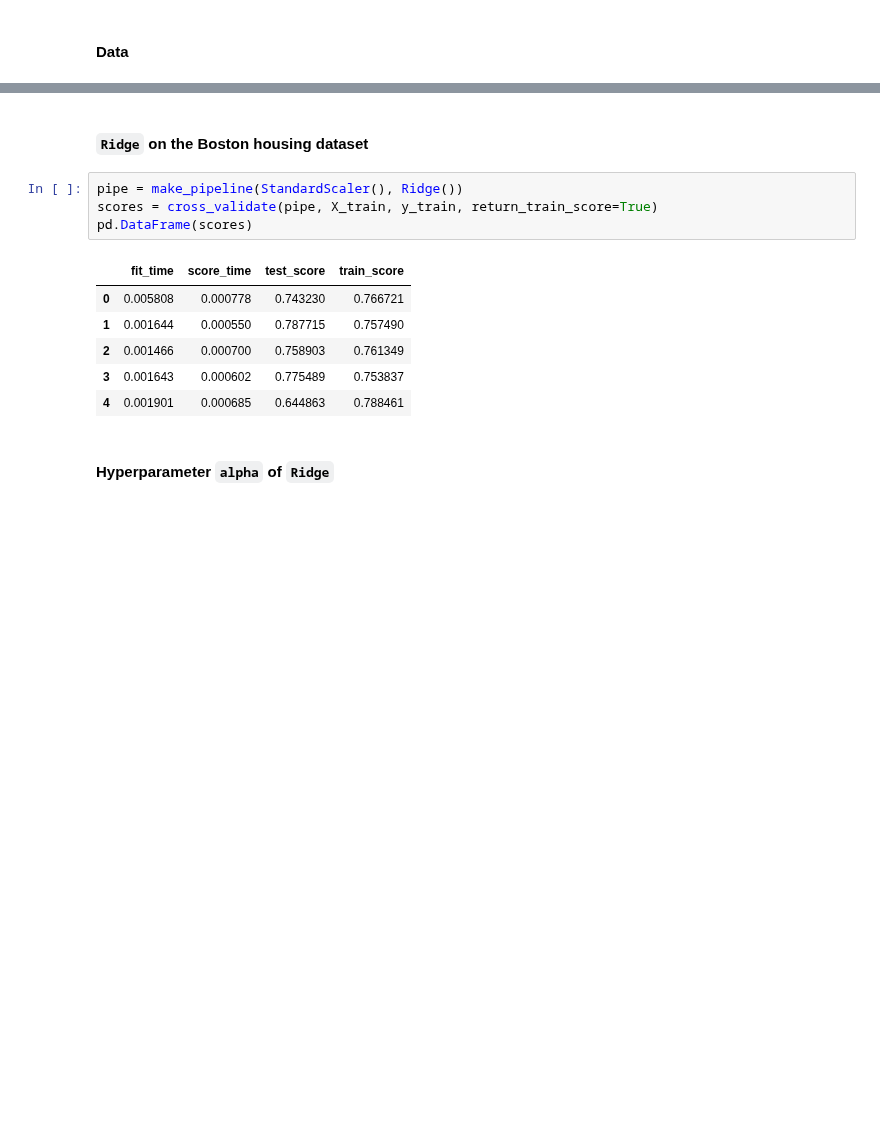
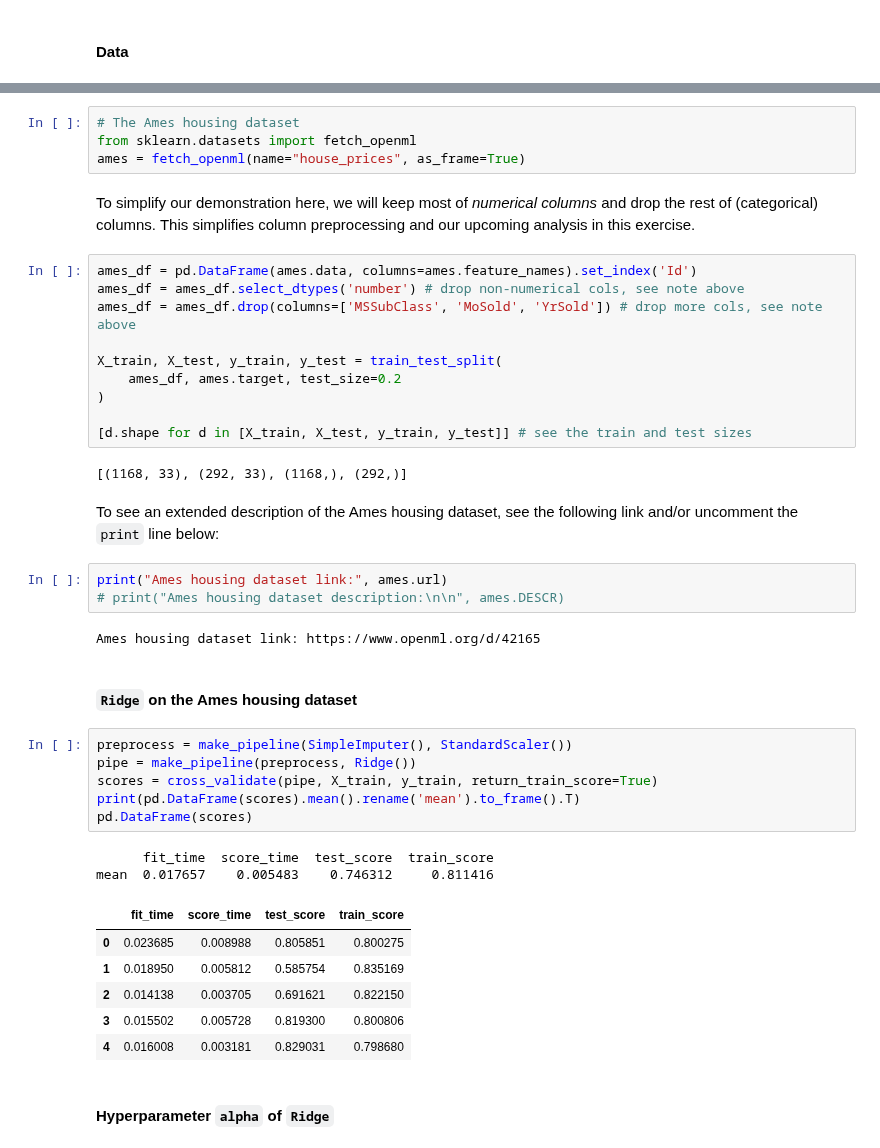
Before and after one commit to UBC-CS/cpsc330-2023s, a Jupyter notebook: lectures/07_linear-models.ipynb, the cells around one changed output, grey strips where cells are left out. Drawn from its saved outputs; the diff is of its cells as text; blank space fills up the shorter version.

```diff
--- a/lectures/07_linear-models.ipynb
+++ b/lectures/07_linear-models.ipynb
@@ -267,16 +208,45 @@ Boston house prices dataset
+# %%
+# The Ames housing dataset
+from sklearn.datasets import fetch_openml
+ames = fetch_openml(name="house_prices", as_frame=True)
+# %% [markdown]
+To simplify our demonstration here, we will keep most of *numerical columns* and drop the rest of (categorical) columns. This simplifies column preprocessing and our upcoming analysis in this exercise.
+# %%
+ames_df = pd.DataFrame(ames.data, columns=ames.feature_names).set_index('Id')
+ames_df = ames_df.select_dtypes('number') # drop non-numerical cols, see note above
+ames_df = ames_df.drop(columns=['MSSubClass', 'MoSold', 'YrSold']) # drop more cols, see note above
+
+X_train, X_test, y_train, y_test = train_test_split(
+    ames_df, ames.target, test_size=0.2
+)
+
+[d.shape for d in [X_train, X_test, y_train, y_test]] # see the train and test sizes
+# %% [output]
+[(1168, 33), (292, 33), (1168,), (292,)]
+# %% [markdown]
+To see an extended description of the Ames housing dataset, see the following link and/or uncomment the `print` line below:
+# %%
+print("Ames housing dataset link:", ames.url)
+# print("Ames housing dataset description:\n\n", ames.DESCR)
+# %% [output]
+Ames housing dataset link: https://www.openml.org/d/42165
 # %% [markdown]
-#### `Ridge` on the Boston housing dataset
+#### `Ridge` on the Ames housing dataset
 # %%
-pipe = make_pipeline(StandardScaler(), Ridge())
+preprocess = make_pipeline(SimpleImputer(), StandardScaler())
+pipe = make_pipeline(preprocess, Ridge())
 scores = cross_validate(pipe, X_train, y_train, return_train_score=True)
+print(pd.DataFrame(scores).mean().rename('mean').to_frame().T)
 pd.DataFrame(scores)
 # %% [output]
+      fit_time  score_time  test_score  train_score
+mean  0.017657    0.005483    0.746312     0.811416
 |  | fit_time | score_time | test_score | train_score |
-| 0 | 0.005808 | 0.000778 | 0.743230 | 0.766721 |
-| 1 | 0.001644 | 0.000550 | 0.787715 | 0.757490 |
-| 2 | 0.001466 | 0.000700 | 0.758903 | 0.761349 |
-| 3 | 0.001643 | 0.000602 | 0.775489 | 0.753837 |
-| 4 | 0.001901 | 0.000685 | 0.644863 | 0.788461 |
+| 0 | 0.023685 | 0.008988 | 0.805851 | 0.800275 |
+| 1 | 0.018950 | 0.005812 | 0.585754 | 0.835169 |
+| 2 | 0.014138 | 0.003705 | 0.691621 | 0.822150 |
+| 3 | 0.015502 | 0.005728 | 0.819300 | 0.800806 |
+| 4 | 0.016008 | 0.003181 | 0.829031 | 0.798680 |
 # %% [markdown]
 #### Hyperparameter `alpha` of `Ridge`
 # %% [markdown]
```
Also changed, not shown: parts of 24 cells of this notebook.
